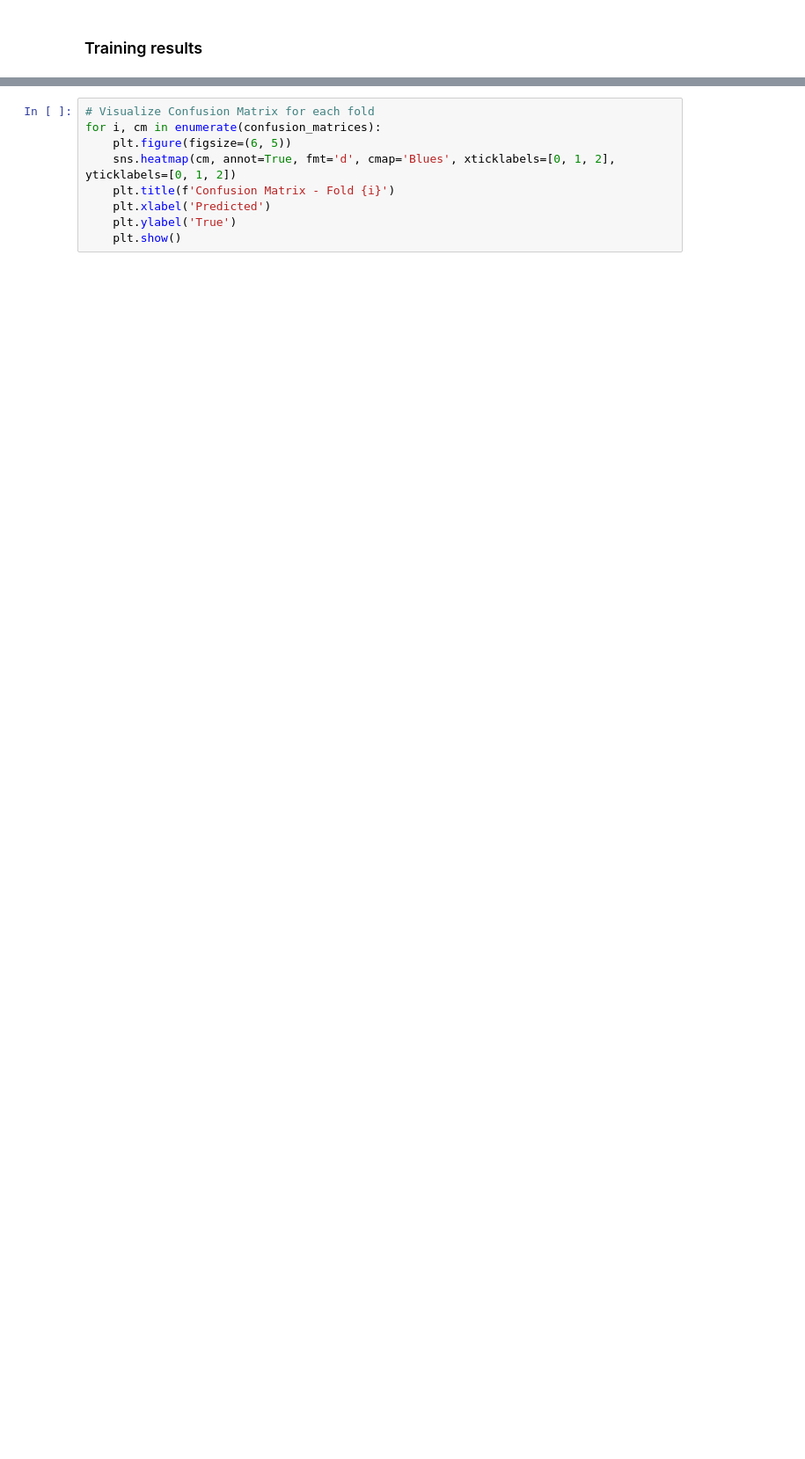
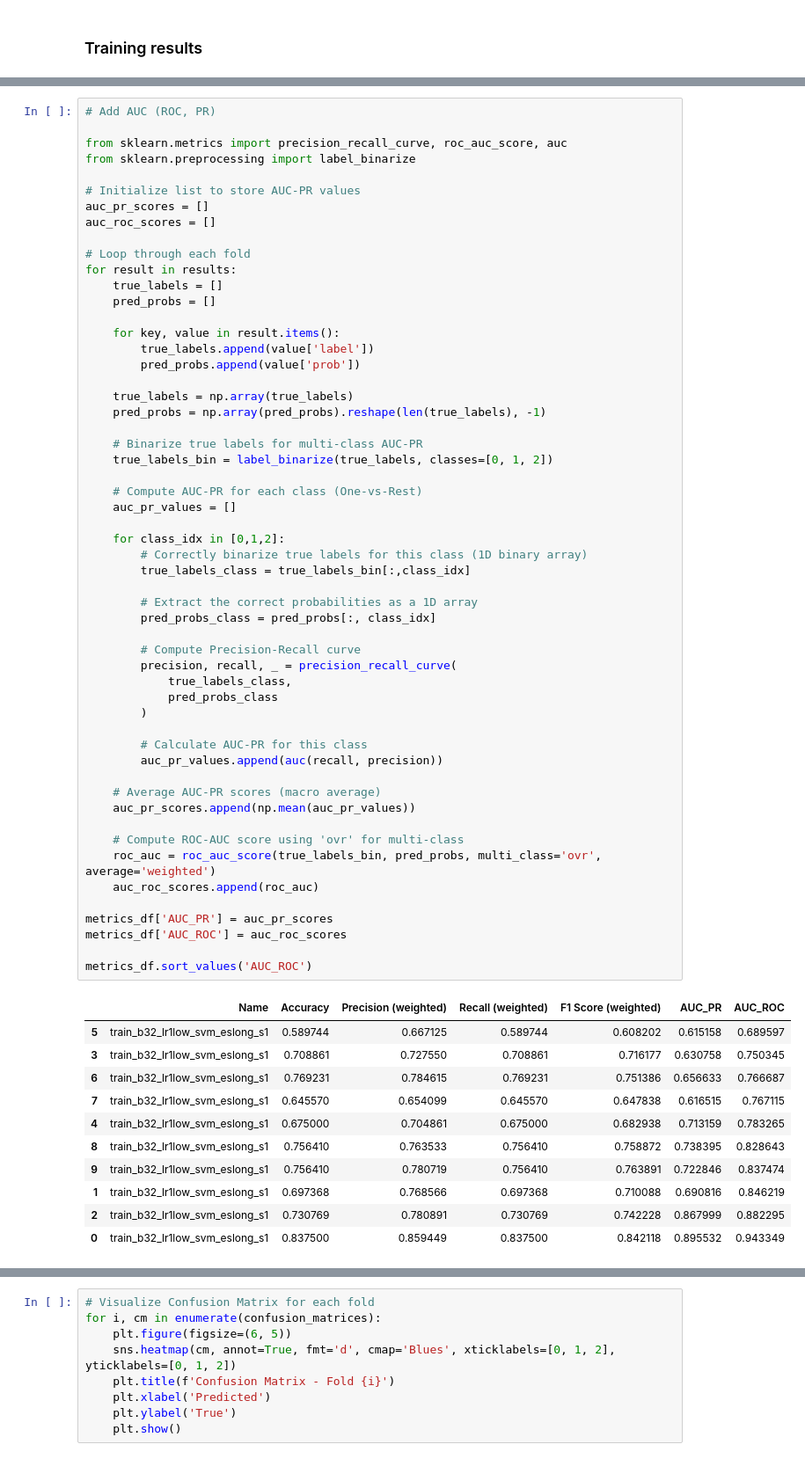
Before and after one commit to BodenmillerGroup/RCC_publication, a Jupyter notebook: HE/04_VisualizationResults.ipynb, the cells around one changed output, grey strips where cells are left out. Shown at 88% size. Cells and saved outputs as stored; diff of their text form; blank space fills up the shorter version.

```diff
--- a/HE/04_VisualizationResults.ipynb
+++ b/HE/04_VisualizationResults.ipynb
@@ -278 +248,68 @@ metrics_df.sort_values('F1 Score (weighted)')
+# %%
+# Add AUC (ROC, PR)
+
+from sklearn.metrics import precision_recall_curve, roc_auc_score, auc
+from sklearn.preprocessing import label_binarize
+
+# Initialize list to store AUC-PR values
+auc_pr_scores = []
+auc_roc_scores = []
+
+# Loop through each fold
+for result in results:
+    true_labels = []
+    pred_probs = []
+
+    for key, value in result.items():
+        true_labels.append(value['label'])
+        pred_probs.append(value['prob'])
+
+    true_labels = np.array(true_labels)
+    pred_probs = np.array(pred_probs).reshape(len(true_labels), -1)
+
+    # Binarize true labels for multi-class AUC-PR
+    true_labels_bin = label_binarize(true_labels, classes=[0, 1, 2])
+
+    # Compute AUC-PR for each class (One-vs-Rest)
+    auc_pr_values = []
+
+    for class_idx in [0,1,2]:
+        # Correctly binarize true labels for this class (1D binary array)
+        true_labels_class = true_labels_bin[:,class_idx]
+
+        # Extract the correct probabilities as a 1D array
+        pred_probs_class = pred_probs[:, class_idx]
+
+        # Compute Precision-Recall curve
+        precision, recall, _ = precision_recall_curve(
+            true_labels_class,
+            pred_probs_class
+        )
+
+        # Calculate AUC-PR for this class
+        auc_pr_values.append(auc(recall, precision))
+
+    # Average AUC-PR scores (macro average)
+    auc_pr_scores.append(np.mean(auc_pr_values))
+
+    # Compute ROC-AUC score using 'ovr' for multi-class
+    roc_auc = roc_auc_score(true_labels_bin, pred_probs, multi_class='ovr', average='weighted')
+    auc_roc_scores.append(roc_auc)
+
+metrics_df['AUC_PR'] = auc_pr_scores
+metrics_df['AUC_ROC'] = auc_roc_scores
+
+metrics_df.sort_values('AUC_ROC')
+# %% [output]
+|  | Name | Accuracy | Precision (weighted) | Recall (weighted) | F1 Score (weighted) | AUC_PR | AUC_ROC |
+| 5 | train_b32_lr1low_svm_eslong_s1 | 0.589744 | 0.667125 | 0.589744 | 0.608202 | 0.615158 | 0.689597 |
+| 3 | train_b32_lr1low_svm_eslong_s1 | 0.708861 | 0.727550 | 0.708861 | 0.716177 | 0.630758 | 0.750345 |
+| 6 | train_b32_lr1low_svm_eslong_s1 | 0.769231 | 0.784615 | 0.769231 | 0.751386 | 0.656633 | 0.766687 |
+| 7 | train_b32_lr1low_svm_eslong_s1 | 0.645570 | 0.654099 | 0.645570 | 0.647838 | 0.616515 | 0.767115 |
+| 4 | train_b32_lr1low_svm_eslong_s1 | 0.675000 | 0.704861 | 0.675000 | 0.682938 | 0.713159 | 0.783265 |
+| 8 | train_b32_lr1low_svm_eslong_s1 | 0.756410 | 0.763533 | 0.756410 | 0.758872 | 0.738395 | 0.828643 |
+| 9 | train_b32_lr1low_svm_eslong_s1 | 0.756410 | 0.780719 | 0.756410 | 0.763891 | 0.722846 | 0.837474 |
+| 1 | train_b32_lr1low_svm_eslong_s1 | 0.697368 | 0.768566 | 0.697368 | 0.710088 | 0.690816 | 0.846219 |
+| 2 | train_b32_lr1low_svm_eslong_s1 | 0.730769 | 0.780891 | 0.730769 | 0.742228 | 0.867999 | 0.882295 |
+| 0 | train_b32_lr1low_svm_eslong_s1 | 0.837500 | 0.859449 | 0.837500 | 0.842118 | 0.895532 | 0.943349 |
 # %%
```
Also changed, not shown: parts of 11 cells of this notebook, 5 other files.
